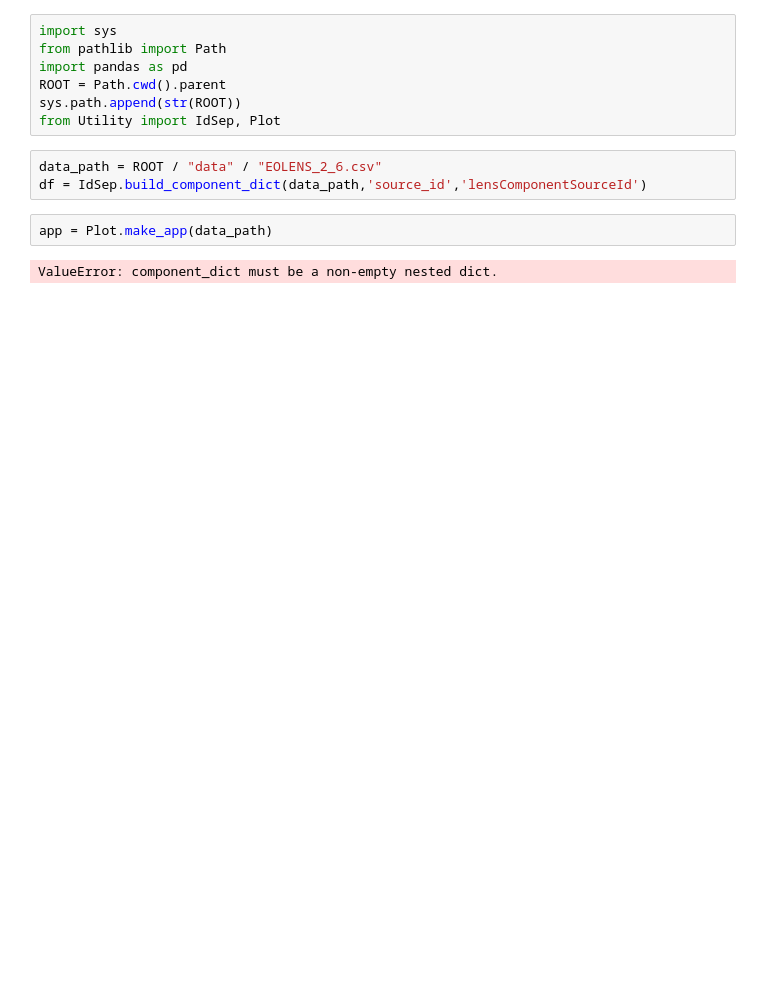
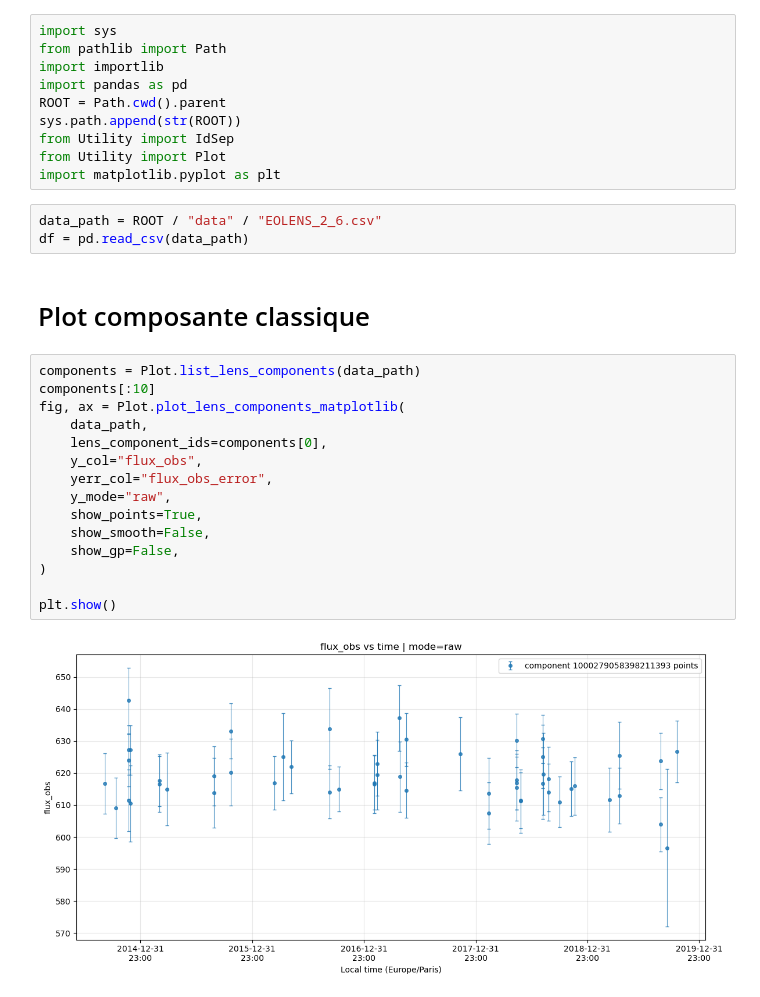
Before and after one commit to Putofsky/TiLDe, a Jupyter notebook: NoteBooks/ShowOff.ipynb, the cells around one changed output. Cells and saved outputs as stored; diff of their text form; blank space fills up the shorter version.

Commit message:
Wip Plots and ShowPlots

```diff
--- a/NoteBooks/ShowOff.ipynb
+++ b/NoteBooks/ShowOff.ipynb
@@ -1,14 +1,32 @@
 # %%
 import sys
 from pathlib import Path
+import importlib
 import pandas as pd
 ROOT = Path.cwd().parent
 sys.path.append(str(ROOT))
-from Utility import IdSep, Plot
+from Utility import IdSep
+from Utility import Plot
+import matplotlib.pyplot as plt
 # %%
 data_path = ROOT / "data" / "EOLENS_2_6.csv"
-df = IdSep.build_component_dict(data_path,'source_id','lensComponentSourceId')
+df = pd.read_csv(data_path)
-# %%
-app = Plot.make_app(data_path)
-# %% [output]
-ValueError: component_dict must be a non-empty nested dict.
+# %% [markdown]
+# Plot composante classique
+# %%
+components = Plot.list_lens_components(data_path)
+components[:10]
+fig, ax = Plot.plot_lens_components_matplotlib(
+    data_path,
+    lens_component_ids=components[0],
+    y_col="flux_obs",
+    yerr_col="flux_obs_error",
+    y_mode="raw",
+    show_points=True,
+    show_smooth=False,
+    show_gp=False,
+)
+
+plt.show()
+# %% [output]
+[figure, added]
```
Also changed, not shown: parts of 4 cells of this notebook, 1 other file.
